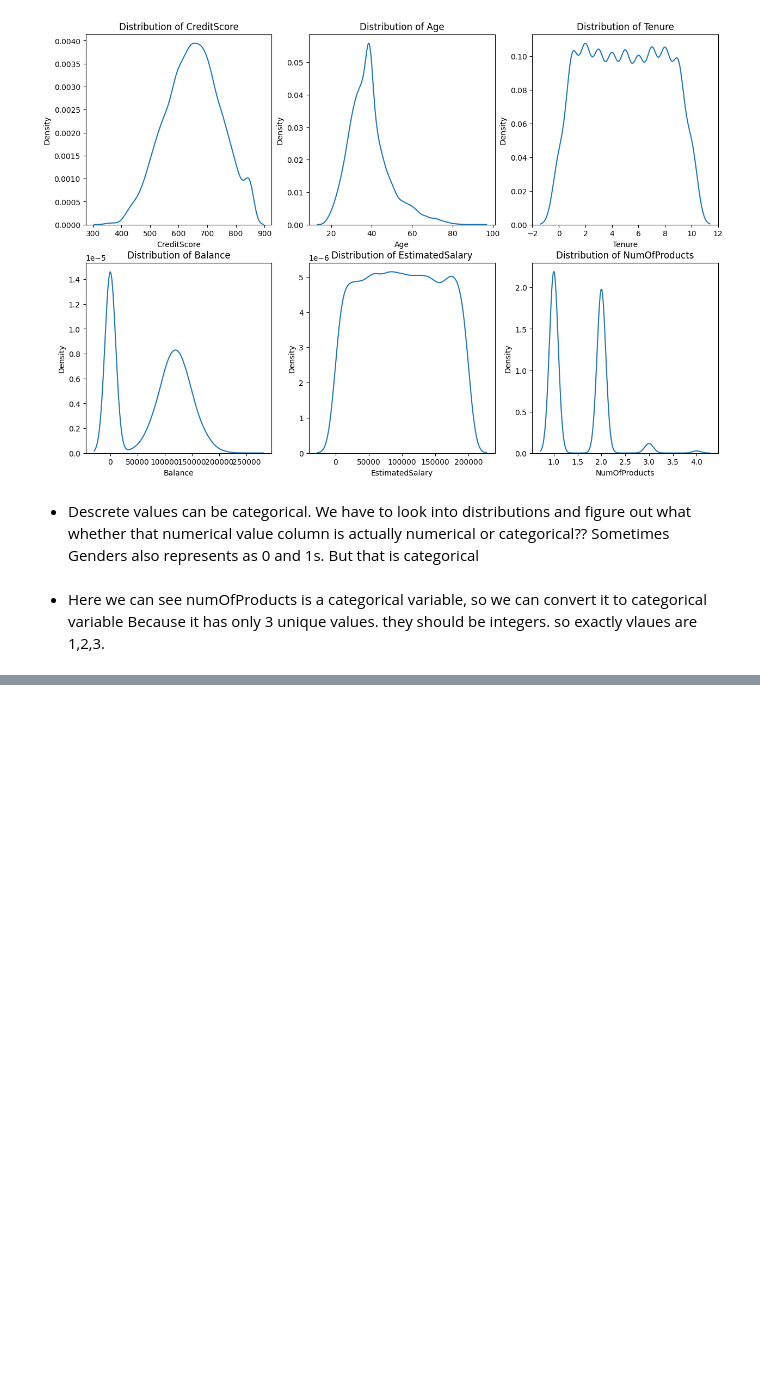
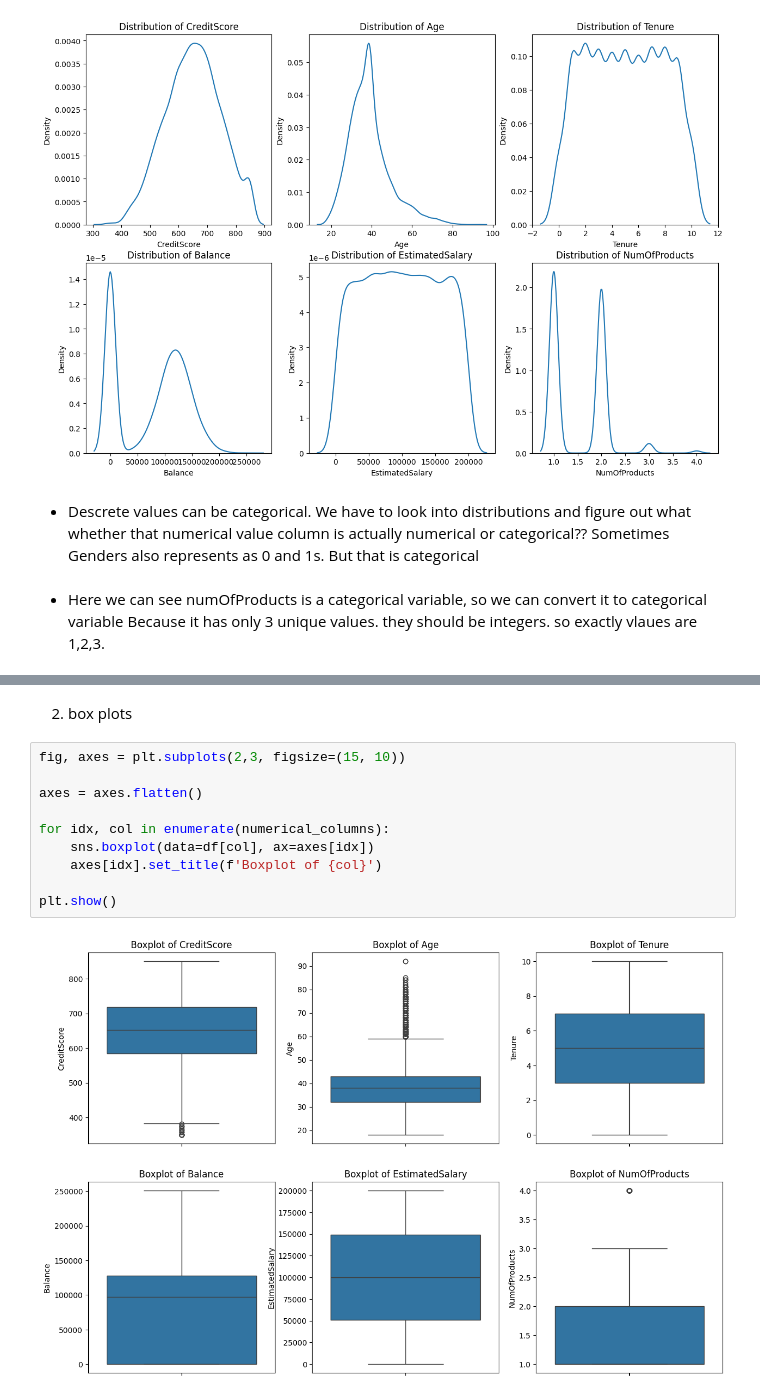
Before and after one commit to ManethNin/Production-Ready-ML-Systems, a Jupyter notebook: EDA/data/1_handle_outliers.ipynb, the cells around one changed output, grey strips where cells are left out. Cells and saved outputs as stored; diff of their text form; blank space fills up the shorter version.

Commit message:
boxplots of numerical variables

```diff
--- a/EDA/data/1_handle_outliers.ipynb
+++ b/EDA/data/1_handle_outliers.ipynb
@@ -64,0 +73,14 @@ fig , axes = plt.subplots(1,5 , figsize=(20, 5))
+# %% [markdown]
+2. box plots
+# %%
+fig, axes = plt.subplots(2,3, figsize=(15, 10))
+
+axes = axes.flatten()
+
+for idx, col in enumerate(numerical_columns):
+    sns.boxplot(data=df[col], ax=axes[idx])
+    axes[idx].set_title(f'Boxplot of {col}')
+
+plt.show()
+# %% [output]
+[figure, added]
```
Also changed, not shown: parts of 1 cell of this notebook.
